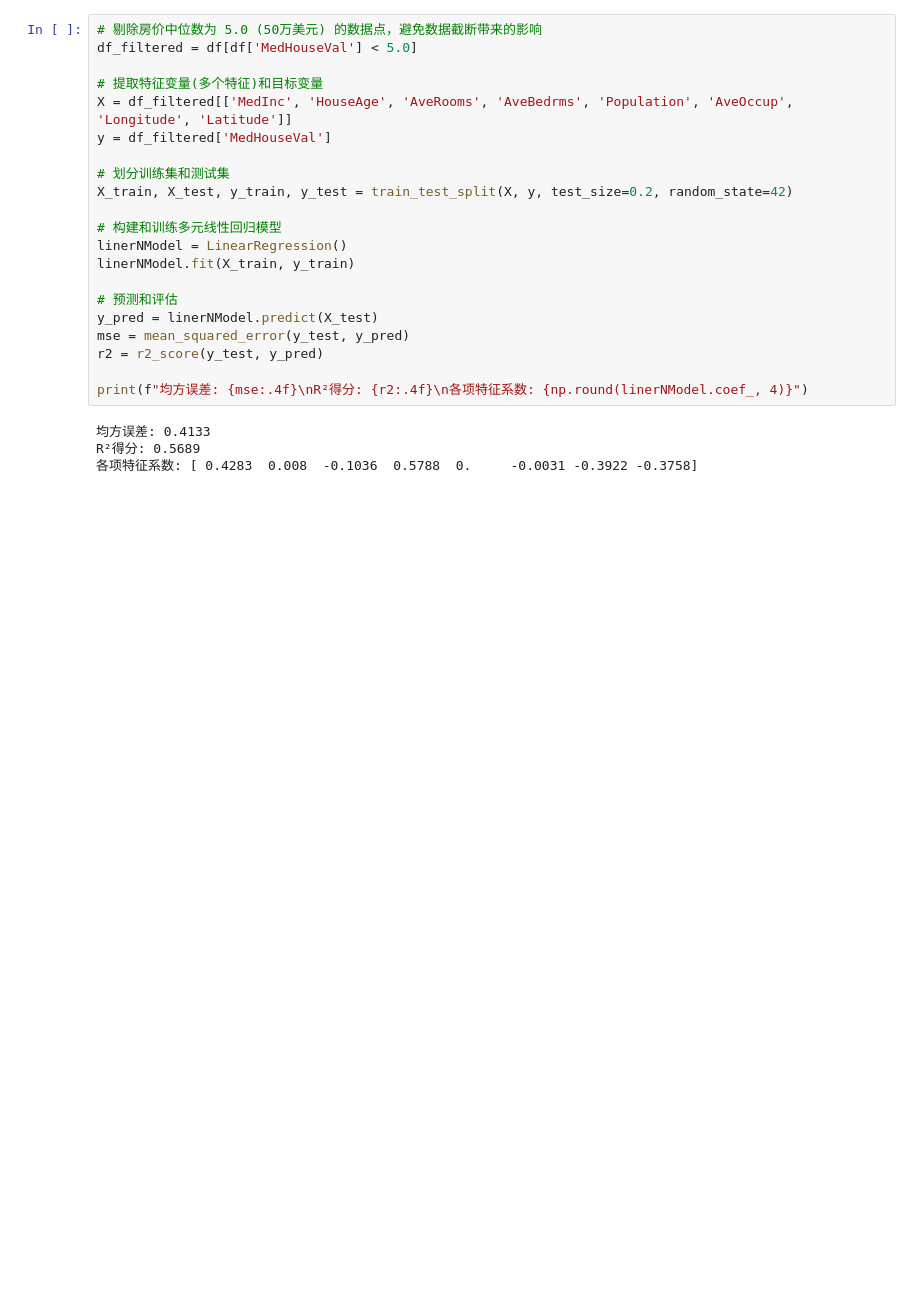
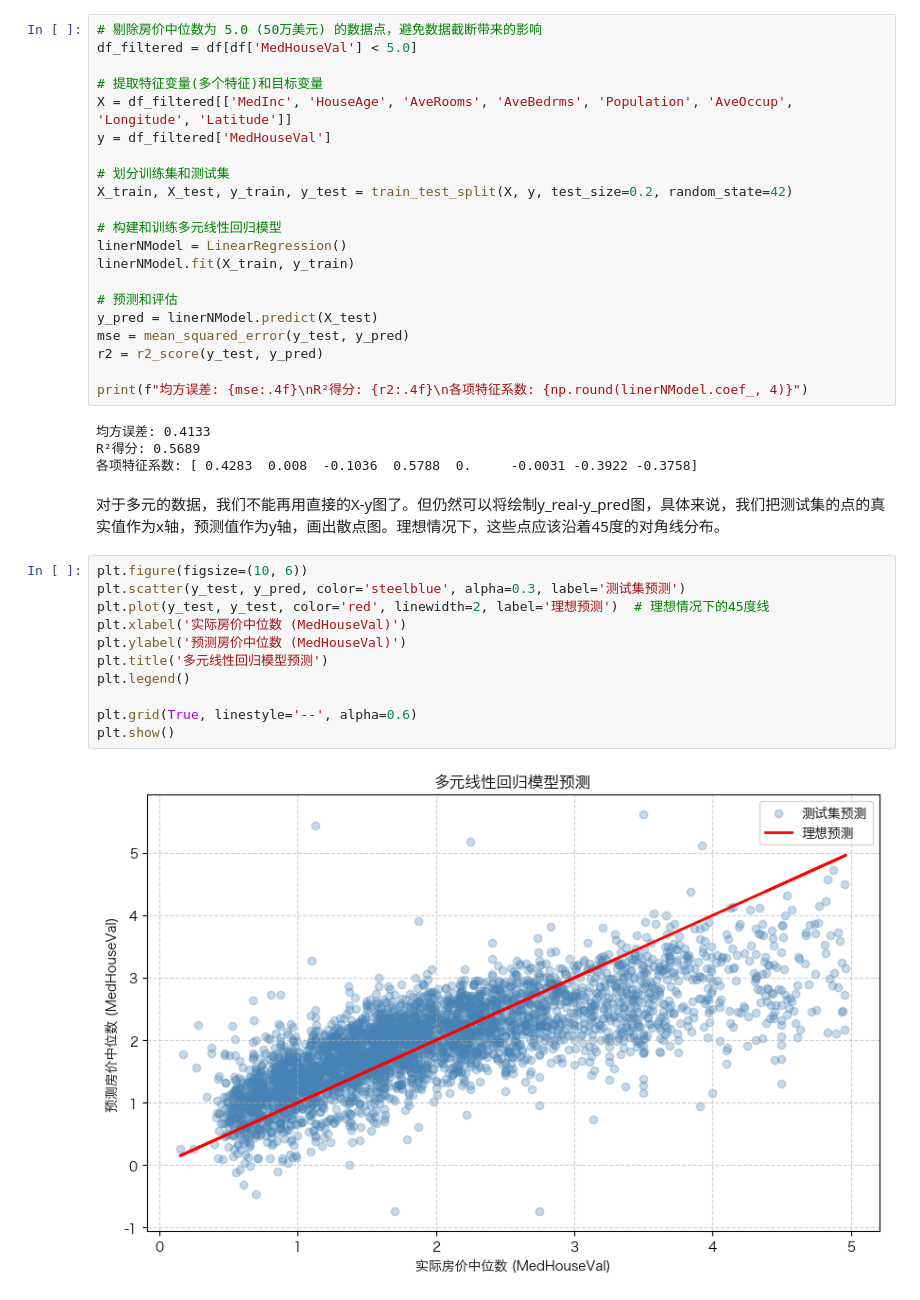
Before and after one commit to lenze374/machineLearning, a Jupyter notebook: supervised.ipynb, the cells around one changed output. Saved outputs shown, nothing was run; the diff lists cells and outputs as text; blank space fills up the shorter version.

```diff
--- a/supervised.ipynb
+++ b/supervised.ipynb
@@ -160,3 +159,18 @@ print(f"均方误差: {mse:.4f}\nR²得分: {r2:.4f}\n各项特征系数: {np.ro
 均方误差: 0.4133
 R²得分: 0.5689
 各项特征系数: [ 0.4283  0.008  -0.1036  0.5788  0.     -0.0031 -0.3922 -0.3758]
+# %% [markdown]
+对于多元的数据，我们不能再用直接的X-y图了。但仍然可以将绘制y_real-y_pred图，具体来说，我们把测试集的点的真实值作为x轴，预测值作为y轴，画出散点图。理想情况下，这些点应该沿着45度的对角线分布。
+# %%
+plt.figure(figsize=(10, 6))
+plt.scatter(y_test, y_pred, color='steelblue', alpha=0.3, label='测试集预测')
+plt.plot(y_test, y_test, color='red', linewidth=2, label='理想预测')  # 理想情况下的45度线
+plt.xlabel('实际房价中位数 (MedHouseVal)')
+plt.ylabel('预测房价中位数 (MedHouseVal)')
+plt.title('多元线性回归模型预测')
+plt.legend()
+
+plt.grid(True, linestyle='--', alpha=0.6)
+plt.show()
+# %% [output]
+[figure, added]
```
Also changed, not shown: parts of 8 cells of this notebook.
